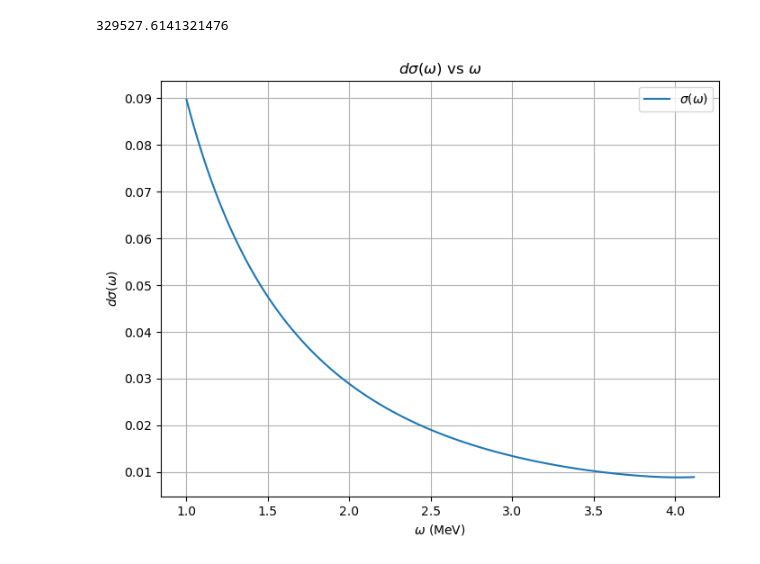
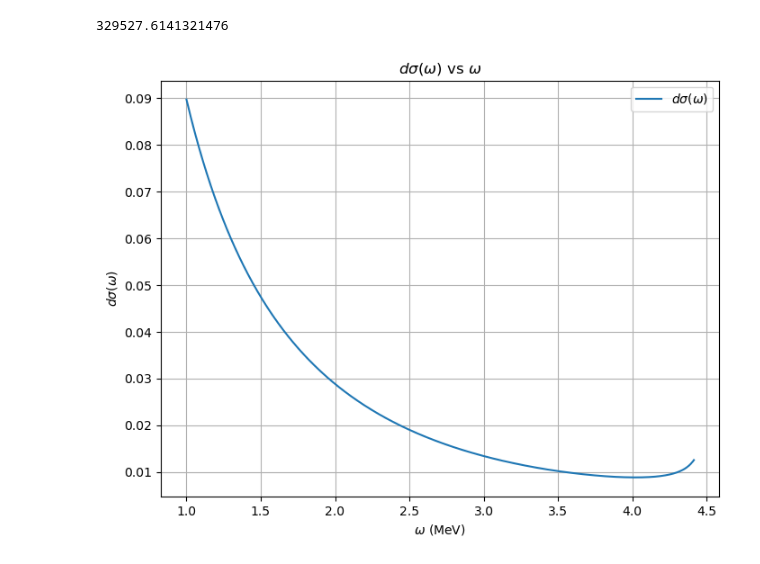
Before and after one commit to stiliglink/issue2, a Jupyter notebook: Brems_PW.ipynb, the cells around one changed output. Drawn from its saved outputs; the diff is of its cells as text; code cells hidden in the pictures.

```diff
--- a/Brems_PW.ipynb
+++ b/Brems_PW.ipynb
@@ -35,17 +35,17 @@ print(sigma_omega(epsilon - me))
 329527.6141321476
 # %%
 # Define the range of omega
-omega_values = np.linspace(1, epsilon - me-0.4, 500)  # Avoid omega = 0 and ensure epsilon_f > me
+omega_values = np.linspace(1, epsilon - me-0.1, 500)  # Avoid omega = 0 and ensure epsilon_f > me
 sigma_values = [sigma_omega(omega) for omega in omega_values]
 
 # Plot the results
 fig = plt.figure(figsize=(8, 6))
 plt.plot(omega_values, sigma_values, label=r'$d\sigma(\omega)$')
 plt.xlabel(r'$\omega$ (MeV)')
 plt.ylabel(r'$d\sigma(\omega)$')
 plt.title(r'$d\sigma(\omega)$ vs $\omega$')
 plt.grid(True)
 plt.legend()
 plt.show()
 # %% [output]
-[figure, old version]
+[figure, new version]
```
Also changed, not shown: 23 other files.
